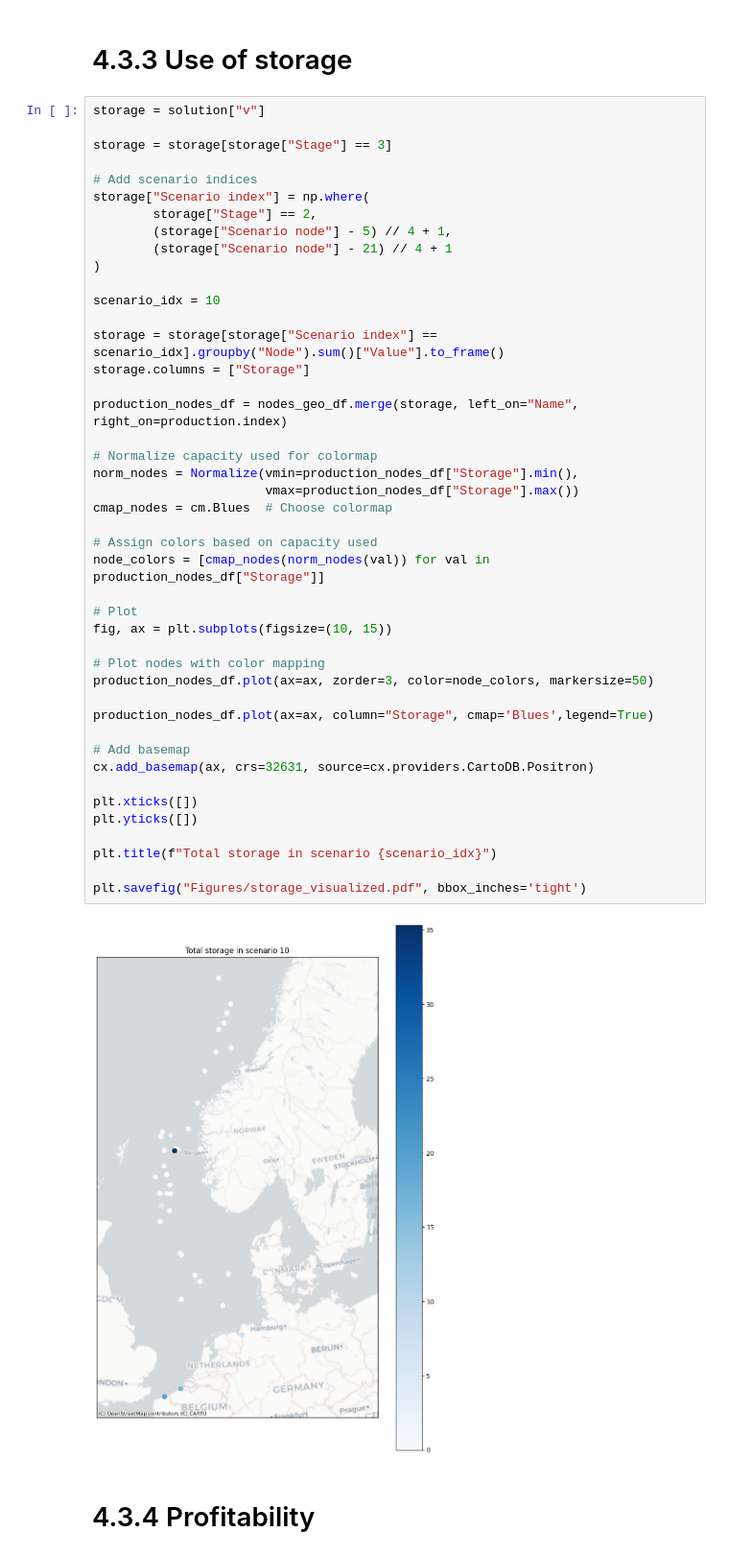
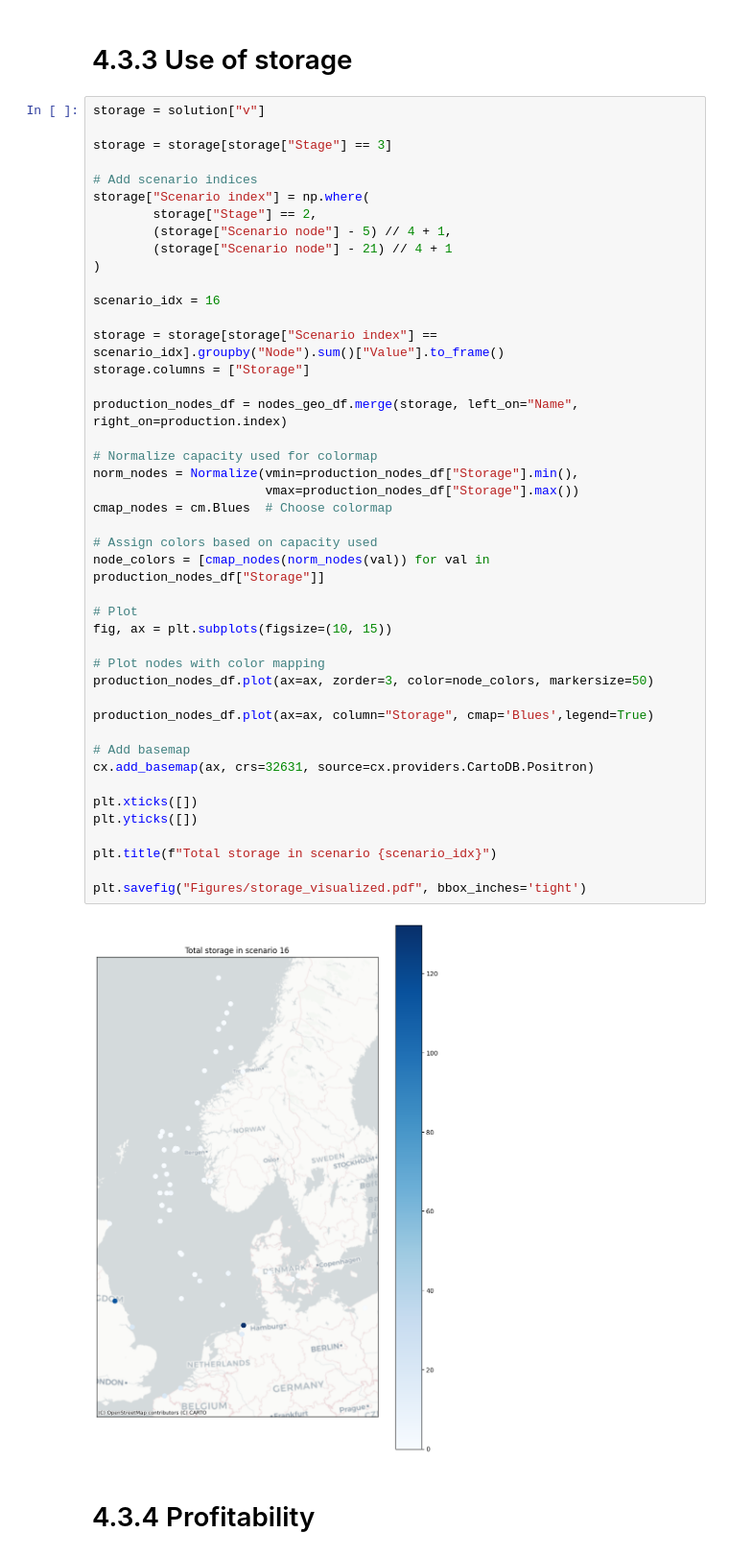
Before and after one commit to berendmarkhorst/secondary_gas_market, a Jupyter notebook: analysis.ipynb, the cells around one changed output. Shown at 96% size. Cells and saved outputs as stored; diff of their text form.

Commit message:
New visualisations

```diff
--- a/analysis.ipynb
+++ b/analysis.ipynb
@@ -565,40 +565,40 @@ storage["Scenario index"] = np.where(
         (storage["Scenario node"] - 21) // 4 + 1
 )
 
-scenario_idx = 10
+scenario_idx = 16
 
 storage = storage[storage["Scenario index"] == scenario_idx].groupby("Node").sum()["Value"].to_frame()
 storage.columns = ["Storage"]
 
 production_nodes_df = nodes_geo_df.merge(storage, left_on="Name", right_on=production.index)
 
 # Normalize capacity used for colormap
 norm_nodes = Normalize(vmin=production_nodes_df["Storage"].min(),
                        vmax=production_nodes_df["Storage"].max())
 cmap_nodes = cm.Blues  # Choose colormap
 
 # Assign colors based on capacity used
 node_colors = [cmap_nodes(norm_nodes(val)) for val in production_nodes_df["Storage"]]
 
 # Plot
 fig, ax = plt.subplots(figsize=(10, 15))
 
 # Plot nodes with color mapping
 production_nodes_df.plot(ax=ax, zorder=3, color=node_colors, markersize=50)
 
 production_nodes_df.plot(ax=ax, column="Storage", cmap='Blues',legend=True)
 
 # Add basemap
 cx.add_basemap(ax, crs=32631, source=cx.providers.CartoDB.Positron)
 
 plt.xticks([])
 plt.yticks([])
 
 plt.title(f"Total storage in scenario {scenario_idx}")
 
 plt.savefig("Figures/storage_visualized.pdf", bbox_inches='tight')
 # %% [output]
-[figure, old version]
+[figure, new version]
 # %% [markdown]
 # 4.3.4 Profitability
 # %%
```
Also changed, not shown: parts of 9 cells of this notebook, 27 other files.
